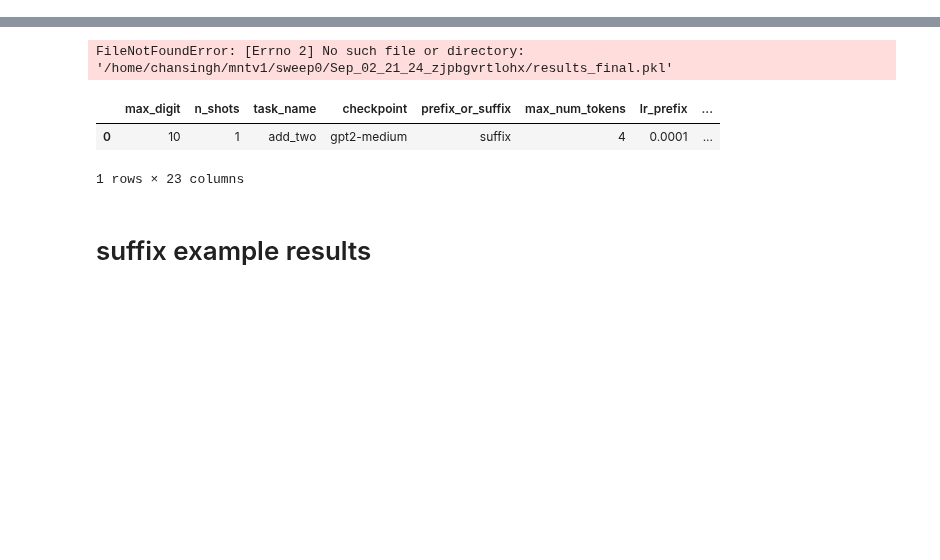
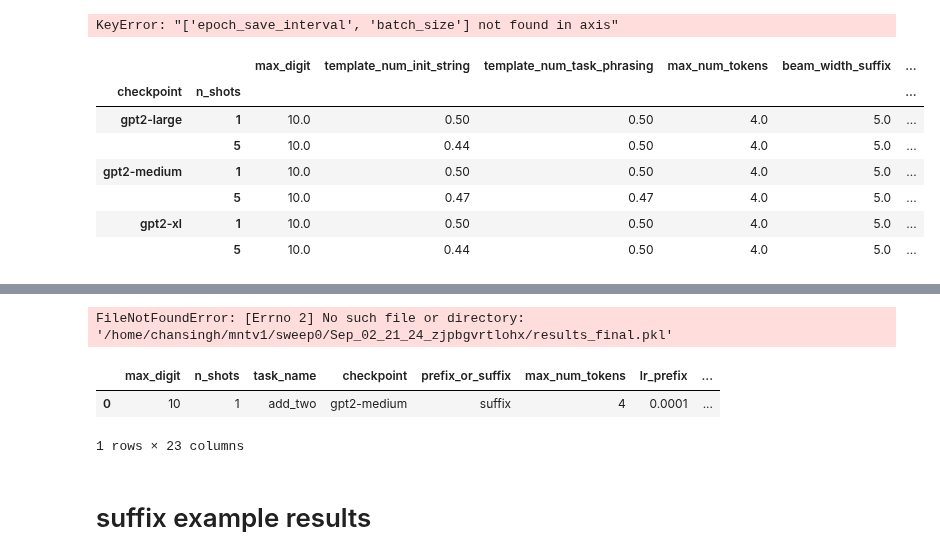
Before and after one commit to csinva/iprompt, a Jupyter notebook: 02_analyze_suffix.ipynb, the cells around one changed output, grey strips where cells are left out. Saved outputs shown, nothing was run; the diff lists cells and outputs as text; code cells hidden in the pictures; blank space fills up the shorter version.

```diff
--- a/02_analyze_suffix.ipynb
+++ b/02_analyze_suffix.ipynb
@@ -17,0 +40,11 @@ import utils
+# %%
+r = pd.read_pickle(os.path.join(results_dir, 'r.pkl'))
+
+# drop some things to make it easier to see
+cols = r.columns
+cols_to_drop = [k for k in cols
+                if k.endswith('prefix') or k.endswith('init')]
+cols_to_drop += ['epoch_save_interval', 'batch_size']
+r = r.drop(columns=cols_to_drop)
+# %% [output]
+KeyError: "['epoch_save_interval', 'batch_size'] not found in axis"
@@ -17,0 +53,11 @@ import utils
+# %%
+r.groupby(['checkpoint', 'n_shots']).mean().round(2) # mean over templates, task_name
+# %% [output]
+|  |  | max_digit | template_num_init_string | template_num_task_phrasing | max_num_tokens | beam_width_suffix | ... |
+| checkpoint | n_shots |  |  |  |  |  | ... |
+| gpt2-large | 1 | 10.0 | 0.50 | 0.50 | 4.0 | 5.0 | ... |
+|  | 5 | 10.0 | 0.44 | 0.50 | 4.0 | 5.0 | ... |
+| gpt2-medium | 1 | 10.0 | 0.50 | 0.50 | 4.0 | 5.0 | ... |
+|  | 5 | 10.0 | 0.47 | 0.47 | 4.0 | 5.0 | ... |
+| gpt2-xl | 1 | 10.0 | 0.50 | 0.50 | 4.0 | 5.0 | ... |
+|  | 5 | 10.0 | 0.44 | 0.50 | 4.0 | 5.0 | ... |
```
Also changed, not shown: parts of 9 cells of this notebook, 11 other files.
